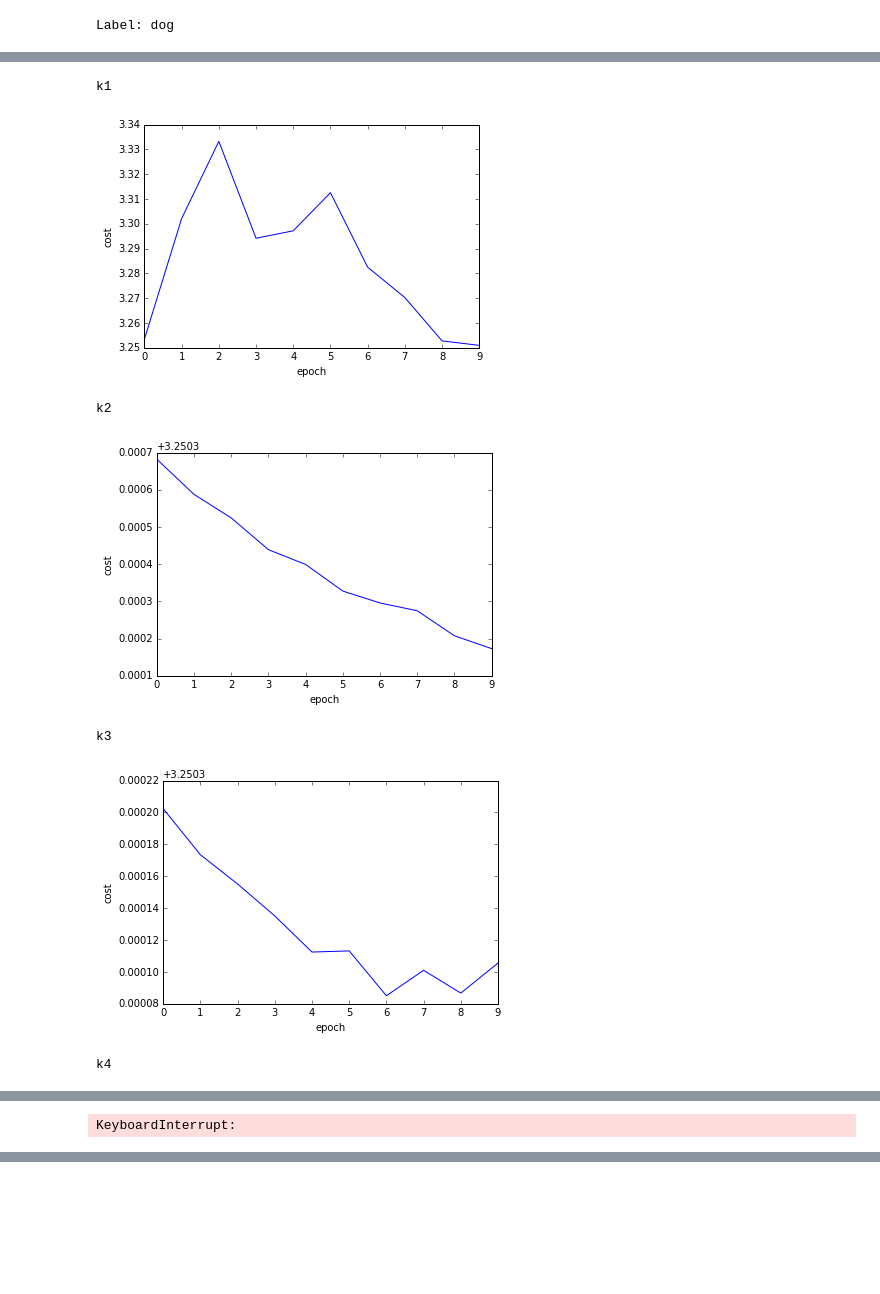
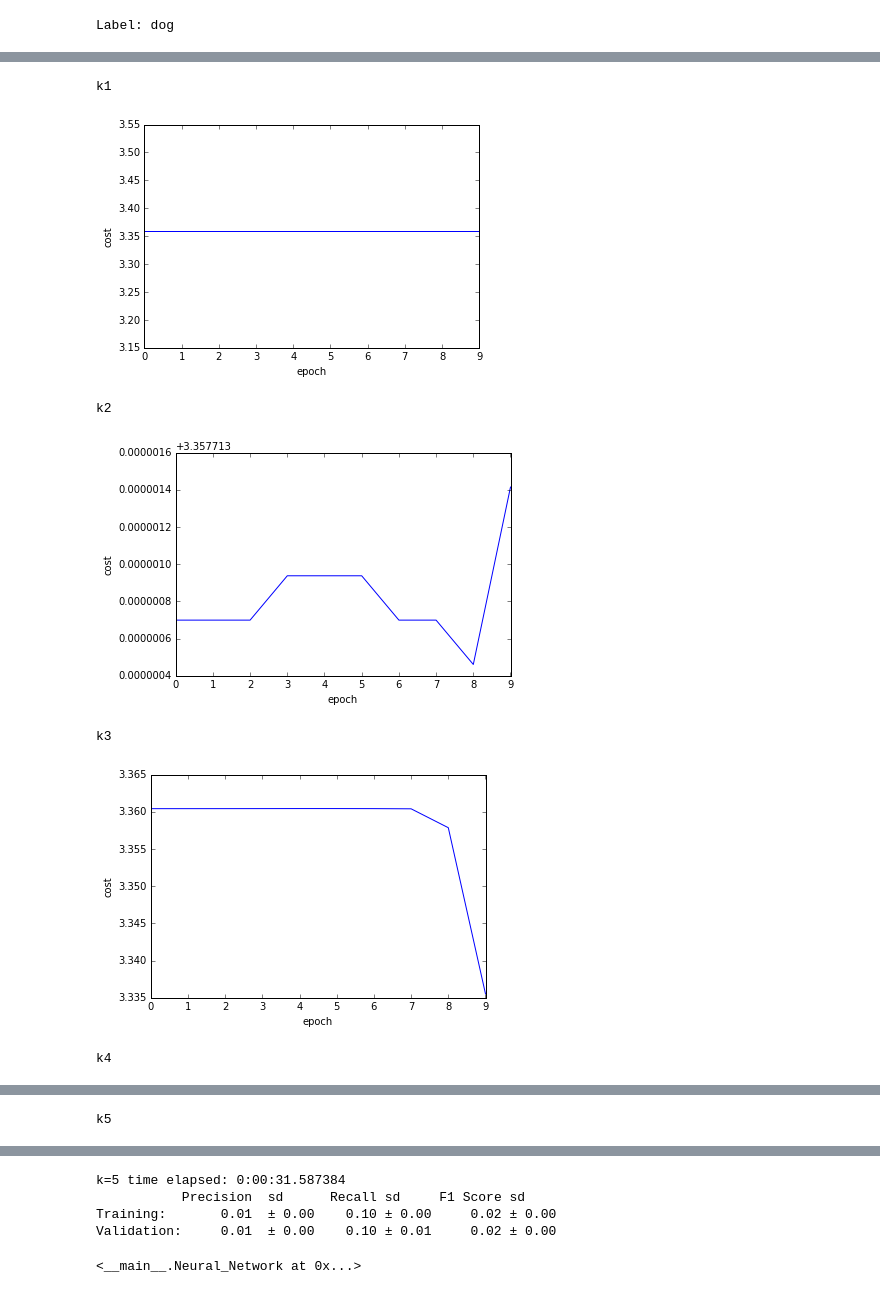
Before and after one commit to rossanez/MO444-2s2017, a Jupyter notebook: Trab02/MO444_2017_Trab02_Grupo05.ipynb, the cells around one changed output, grey strips where cells are left out. Drawn from its saved outputs; the diff is of its cells as text; code cells hidden in the pictures; blank space fills up the shorter version.

Commit message:
Returning to a generic n-layer NN, but backpropagation is totally wrong.

```diff
--- a/Trab02/MO444_2017_Trab02_Grupo05.ipynb
+++ b/Trab02/MO444_2017_Trab02_Grupo05.ipynb
@@ -341,13 +282,13 @@ class NeuralNetwork(object):
         self.session.close()
 # %%
 # Neural Network with a single hidden layer
-nn_single_hl_model = NeuralNetwork(input_size=len(data_X[0]), output_size=len(classes))
+nn_single_hl_model = Neural_Network(input_size=len(data_X[0]), output_size=len(classes), hidden_layers=[300])
 run_kfold(lambda X, Y, check_gradients: nn_single_hl_model.fit(X, Y, check_gradients), data_Y, data_X, check_gradients=True)
 # %% [output]
 k1
-[figure, old version]
+[figure, new version]
 k2
-[figure, old version]
+[figure, new version]
 k3
-[figure, old version]
+[figure, new version]
 k4
@@ -354 +296 @@ k4
-KeyboardInterrupt:
+k5
@@ -355,2 +298,7 @@ KeyboardInterrupt:
+k=5 time elapsed: 0:00:31.587384
+           Precision  sd      Recall sd     F1 Score sd
+Training:       0.01  ± 0.00    0.10 ± 0.00     0.02 ± 0.00
+Validation:     0.01  ± 0.00    0.10 ± 0.01     0.02 ± 0.00
+<__main__.Neural_Network at 0x...>
 # %%
 # Neural Network with two hidden layers
```
Also changed, not shown: parts of 5 cells of this notebook.
